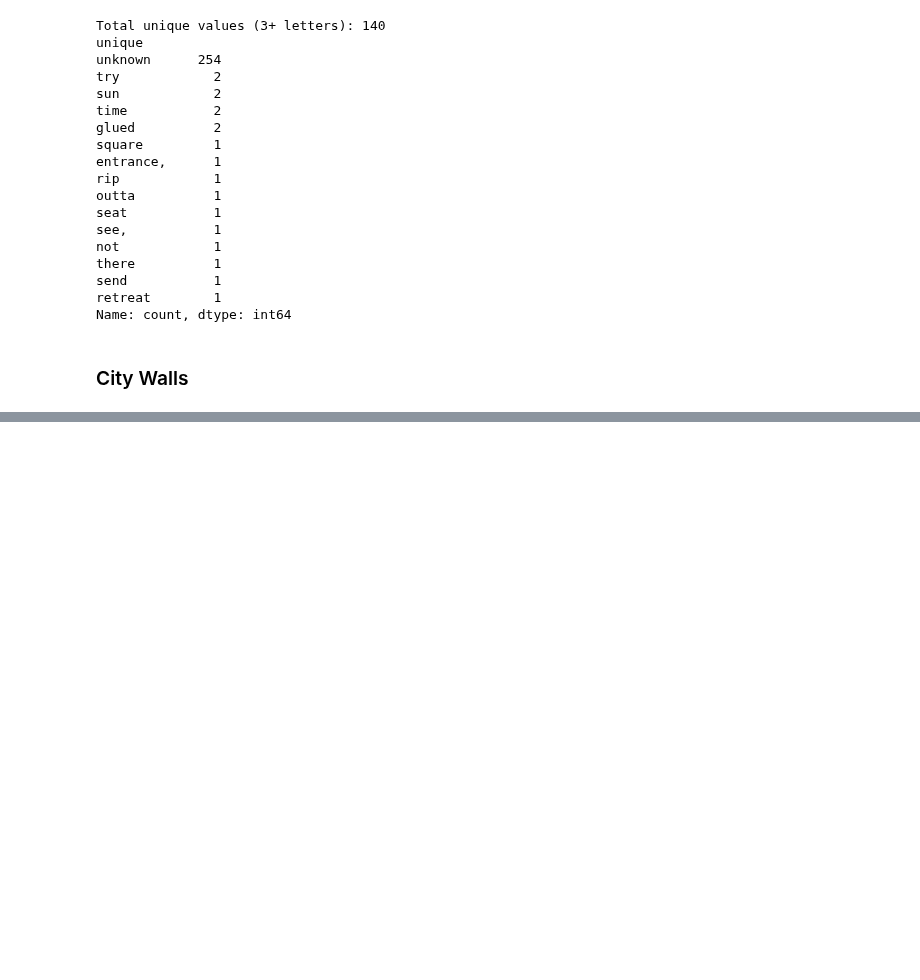
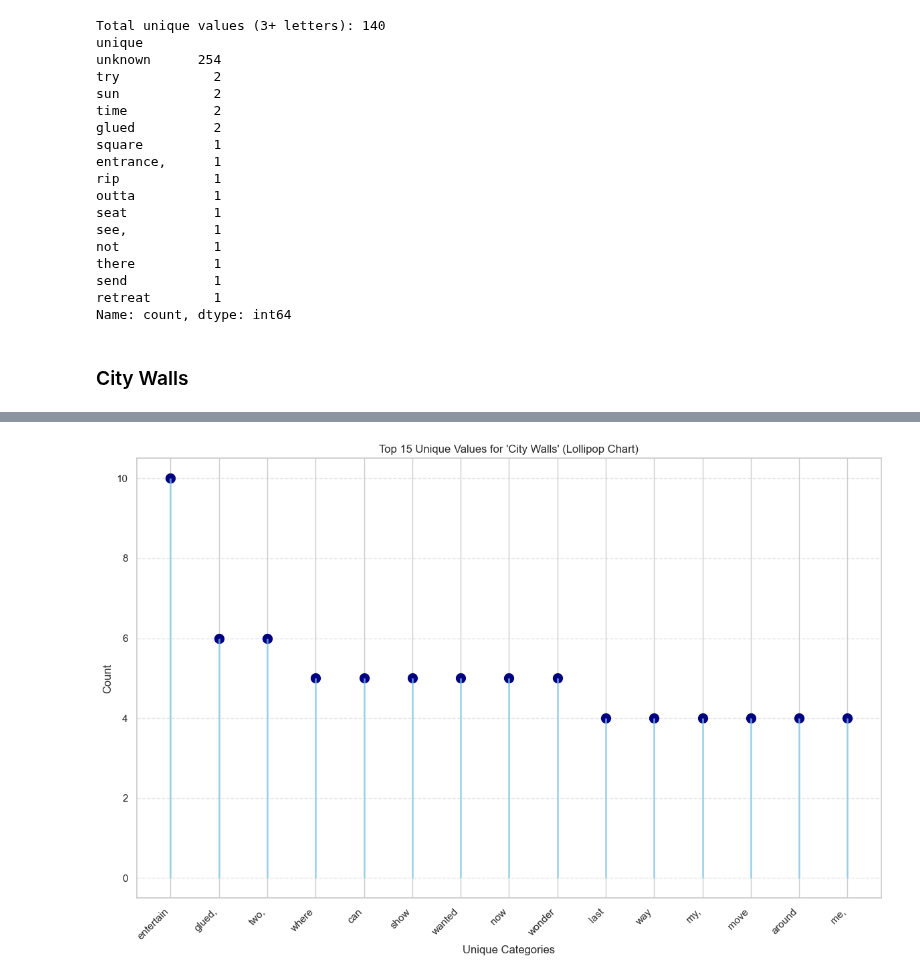
Before and after one commit to MeredithClikkie/torchbearerlab.github.io, a Jupyter notebook: BreachSongs2.ipynb, the cells around one changed output, grey strips where cells are left out. Saved outputs shown, nothing was run; the diff lists cells and outputs as text; code cells hidden in the pictures; blank space fills up the shorter version.

```diff
--- a/BreachSongs2.ipynb
+++ b/BreachSongs2.ipynb
@@ -313,0 +288,28 @@ Total stop words: 198
+# %%
+import seaborn as sns
+import matplotlib.pyplot as plt
+
+# 1, 2, 3: (Keep your existing filtering and sorting logic)
+# Ensure df_top15 is ready as per your previous script
+
+# 4. Create the Lollipop Chart
+plt.figure(figsize=(12, 8))
+
+# Create the vertical stems (lines)
+# x = the categories, ymin = start at 0, ymax = the count value
+plt.vlines(x=df_top15['unique'], ymin=0, ymax=df_top15['countif'], color='skyblue', alpha=0.7, linewidth=2)
+
+# Create the "lollipops" (dots) on top
+plt.scatter(df_top15['unique'], df_top15['countif'], color='navy', s=100, alpha=1)
+
+# Formatting
+plt.title("Top 15 Unique Values for 'City Walls' (Lollipop Chart)")
+plt.xlabel("Unique Categories")
+plt.ylabel("Count")
+plt.xticks(rotation=45, ha='right')
+plt.grid(axis='y', linestyle='--', alpha=0.5) # Optional: adds horizontal grid lines for readability
+
+plt.tight_layout()
+plt.show()
+# %% [output]
+[figure, added]
```
Also changed, not shown: parts of 7 cells of this notebook.
